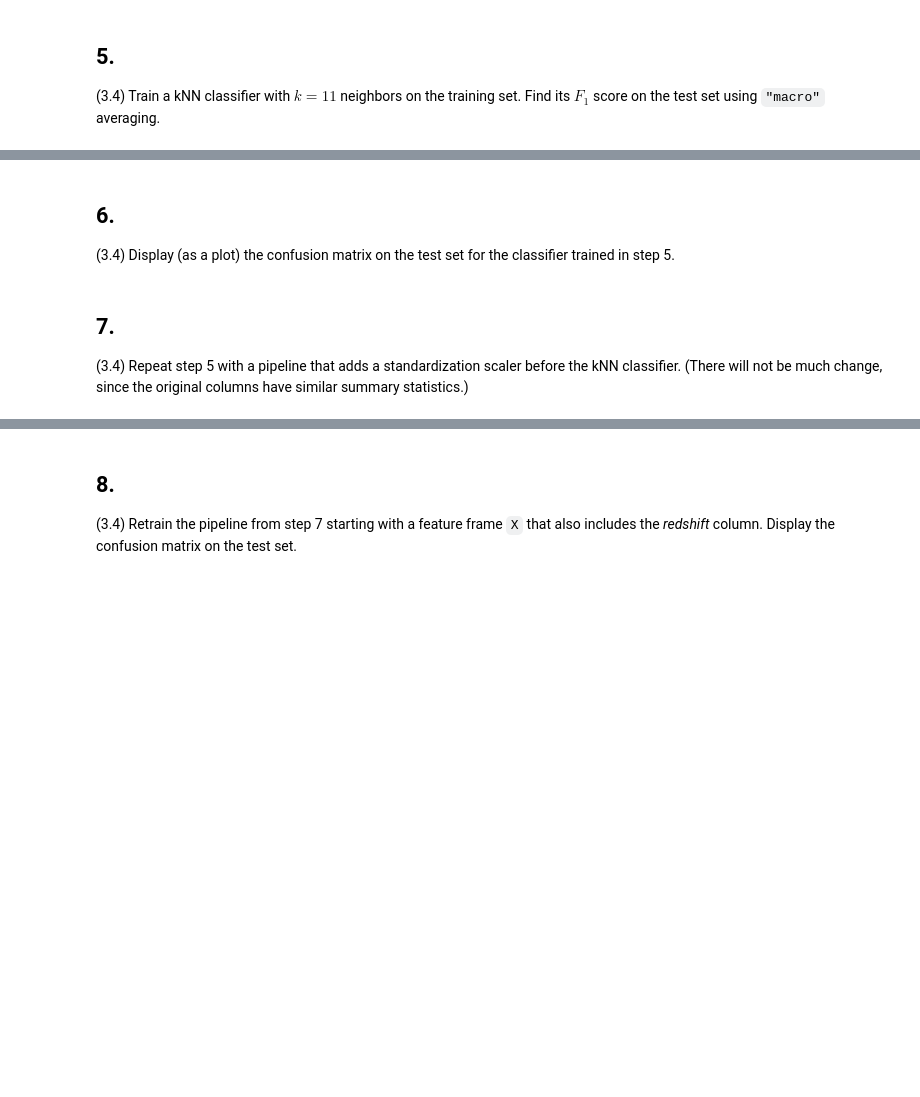
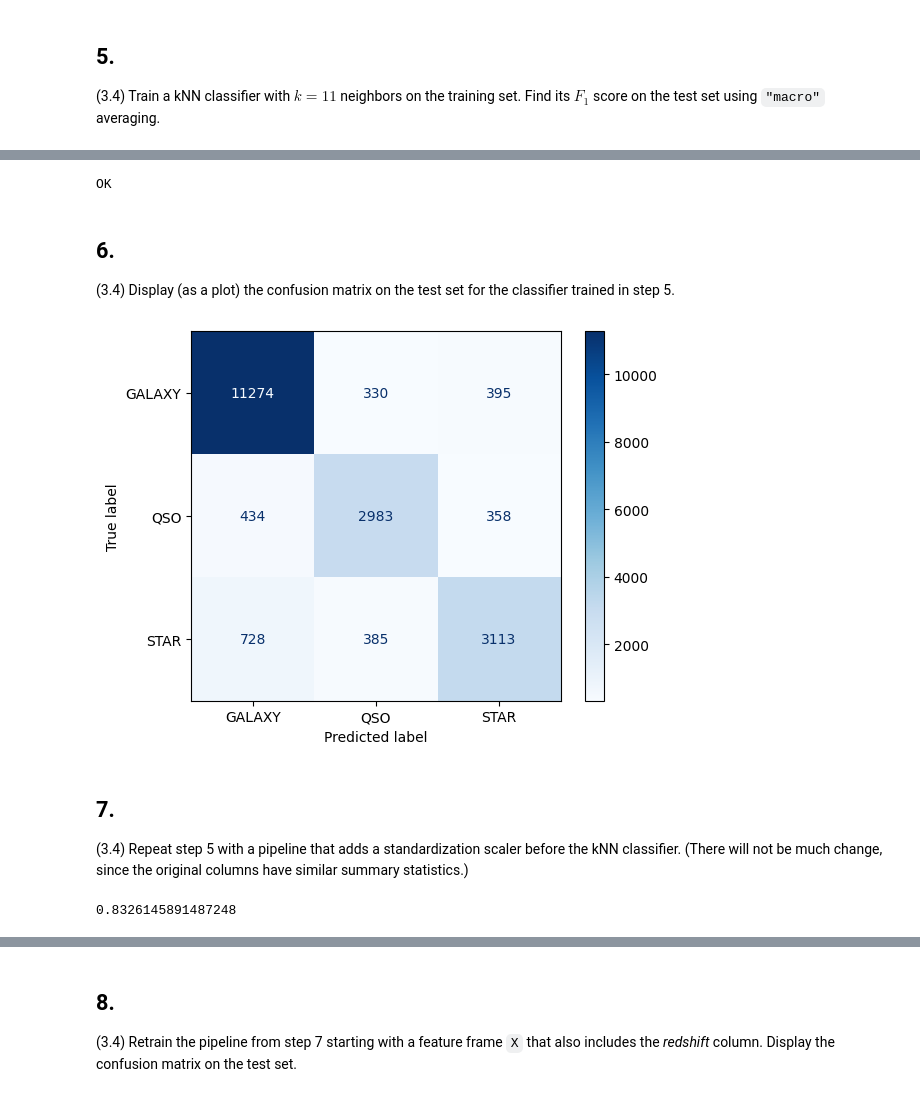
Before and after one commit to Danm2810/dataScience, a Jupyter notebook: Chapter3/stars.ipynb, the cells around one changed output, grey strips where cells are left out. Saved outputs shown, nothing was run; the diff lists cells and outputs as text; code cells hidden in the pictures; blank space fills up the shorter version.

```diff
--- a/Chapter3/stars.ipynb
+++ b/Chapter3/stars.ipynb
@@ -44,9 +57,9 @@ print("OK")
 X = None
 y = None
 
-features = ["alpha", "delta", "redshift"]
+features = ["u", "g", "r", "i", "z"]
 
-x = astro[features]
-y = astro["cam_col"]
+X = astro[features]
+y = astro["class"]
 # %%
 X.head(7)
@@ -112,10 +163,15 @@ print("OK")
 ## 5.
 (3.4) Train a kNN classifier with $k=11$ neighbors on the training set. Find its $F_1$ score on the test set using `"macro"` averaging.
 # %%
-knn_f1 = None
-
-import sklearn
 from sklearn.neighbors import KNeighborsClassifier
 from sklearn.metrics import f1_score
+
 knn = KNeighborsClassifier(n_neighbors=11)
+
+knn.fit(X_train, y_train)
+
+yhat = knn.predict(X_test)
+
 knn_f1 = f1_score(y_test, yhat, average="macro")
+
+print(knn_f1)
@@ -125,27 +185,49 @@ print(f"F1 score for knn = {knn_f1:.6f}")
 # TESTS
 assert 0.77 < knn_f1 < 0.85, "wrong value"
 print("OK")
+# %% [output]
+OK
 # %%
 # Intentionally left blank--do not delete
 # %% [markdown]
 ## 6.
 (3.4) Display (as a plot) the confusion matrix on the test set for the classifier trained in step 5.
 # %%
-# Result is a plot
-
 import sklearn
-from sklearn.metrics import confusion_matrix
-from sklearn.metrics import ConfusionMatrixDisplay
+from sklearn.metrics import confusion_matrix, ConfusionMatrixDisplay
 
 C = confusion_matrix(y_test, yhat)
-ConfusionMatrixDisplay(C).plot()
+
+cm_display = ConfusionMatrixDisplay(confusion_matrix=C, display_labels=knn.classes_)
+
+cm_display.plot(cmap='Blues', values_format='d')
+
+import matplotlib.pyplot as plt
+plt.show()
+# %% [output]
+[figure, added]
 # %% [markdown]
 ## 7.
 (3.4) Repeat step 5 with a pipeline that adds a standardization scaler before the kNN classifier. (There will not be much change, since the original columns have similar summary statistics.)
 # %%
-pipe_f1 = None
+from sklearn.pipeline import Pipeline
+from sklearn.preprocessing import StandardScaler
+from sklearn.neighbors import KNeighborsClassifier
+from sklearn.metrics import f1_score
 
-# YOUR CODE HERE
-raise NotImplementedError()
+pipe = Pipeline([
+    ('scaler', StandardScaler()),
+    ('knn', KNeighborsClassifier(n_neighbors=11))
+])
+
+pipe.fit(X_train, y_train)
+
+yhat = pipe.predict(X_test)
+
+pipe_f1 = f1_score(y_test, yhat, average="macro")
+
+print(pipe_f1)
+# %% [output]
+0.8326145891487248
 # %%
 print(f"F1 score for pipeline = {pipe_f1:.6f}")
```
Also changed, not shown: parts of 20 cells of this notebook, 2 other files.
